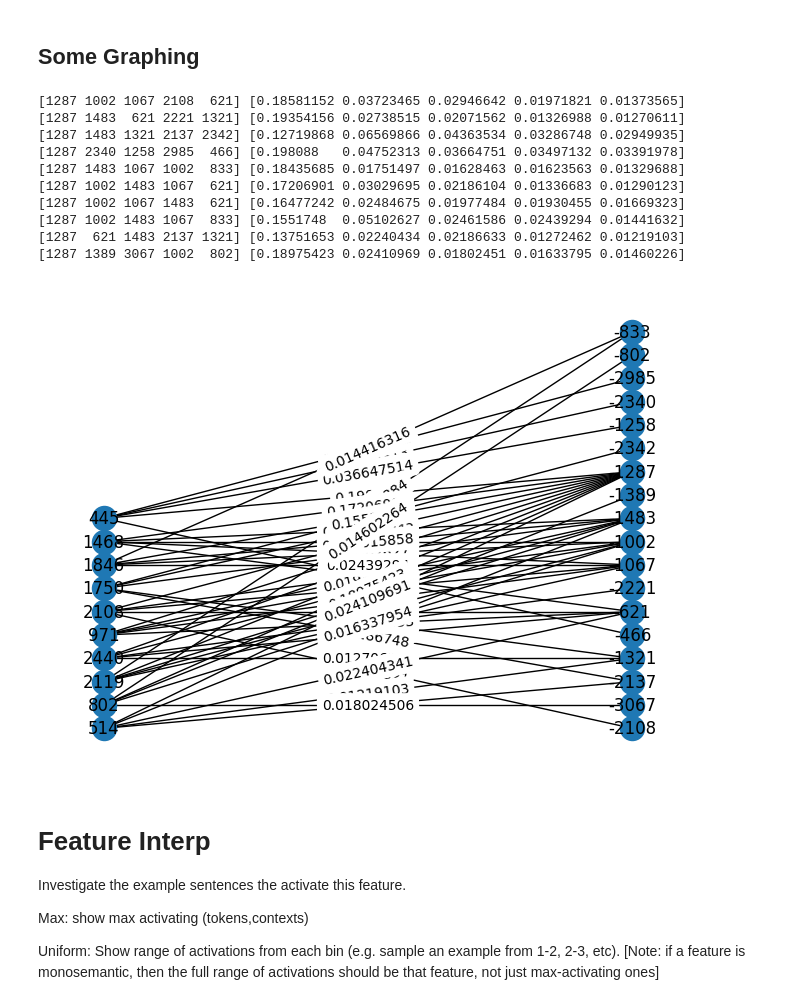
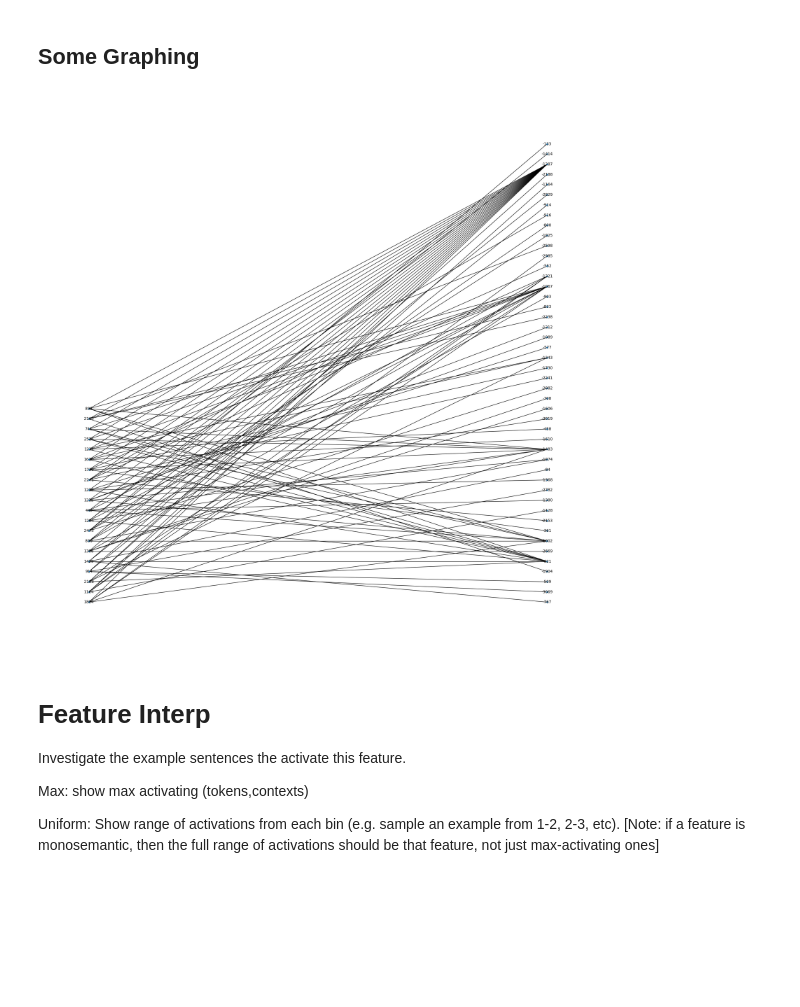
Before and after one commit to Lev-Stambler/sparse_coding, a Jupyter notebook: dictionary_interp_indiv.ipynb, the cells around one changed output. Saved outputs shown, nothing was run; the diff lists cells and outputs as text; code cells hidden in the pictures; blank space fills up the shorter version.

Commit message:
graph

```diff
--- a/dictionary_interp_indiv.ipynb
+++ b/dictionary_interp_indiv.ipynb
@@ -201,8 +201,9 @@ for i in range(num_features_main):
 import matplotlib.pyplot as plt
 import networkx as nx
 
-
-GRAPH_SIZE_MAIN = 10
+INCLUDE_WEIGHTS = False
+PRIOR_ON_LEFT = False
+GRAPH_SIZE_MAIN = 20
 main_feats = np.random.choice(num_features_main, GRAPH_SIZE_MAIN, replace=False)
 prior_feats = np.nonzero(graphCutoff[main_feats])[1]
 
@@ -225,49 +226,53 @@ for main in main_feats:
 	# nonzerod = graphCutoff[main].nonzero()[0]
 	D_NEIGHBORS = 5
 	args = np.argsort(graphCutoff[main])[::-1][:5]
-	print(args, graphCutoff[main][args])
+	# print(args, graphCutoff[main][args])
 	for prior in args:
 		if graphCutoff[main][prior] > 0:
-			edges.append((prior * -1, main, graphCutoff[main][prior]))
+			if INCLUDE_WEIGHTS:
+				edges.append((prior * -1, main, graphCutoff[main][prior]))
+			else:
+				edges.append((prior * -1, main))
 			has_edge = True
 	# for j in range(prior_feats.shape[-1]):
 	# 	if randomGraphProjection[i,j] > 0:
 	# 		print("Adding edge")
 	# 		edges.append((prior_feats[j], main_feats[i], randomGraphProjection[i,j]))
 	# 		has_edge = True
 	if not has_edge:
 		print("NO EDGE FOR FEATURE", i, main_feats[i])
 # Add edges with weights
-B.add_weighted_edges_from(edges)
+if INCLUDE_WEIGHTS:
+	B.add_weighted_edges_from(edges)
+else:
+	B.add_edges_from(edges)
 
 # Separate by group
 l, r = nx.bipartite.sets(B)
+
+if PRIOR_ON_LEFT:
+	# Reverse the sets so that the LHS is the prior
+	l, r = r, l
 pos = {}
 
 # Update position for node from each group
 pos.update((node, (1, index)) for index, node in enumerate(l))
 pos.update((node, (2, index)) for index, node in enumerate(r))
 
 # Draw the graph
-nx.draw(B, pos, with_labels=True)
+plt.figure(1, figsize=(20, 20))
+nx.draw(B, pos, with_labels=True, node_size=10, font_size=10)
 
 # Draw edge labels
 edge_labels = nx.get_edge_attributes(B, 'weight')
-nx.draw_networkx_edge_labels(B, pos, edge_labels=edge_labels)
 
+if INCLUDE_WEIGHTS:
+	nx.draw_networkx_edge_labels(B, pos, edge_labels=edge_labels)
+else:
+	pass
 plt.show()
 # %% [output]
-[1287 1002 1067 2108  621] [0.18581152 0.03723465 0.02946642 0.01971821 0.01373565]
-[1287 1483  621 2221 1321] [0.19354156 0.02738515 0.02071562 0.01326988 0.01270611]
-[1287 1483 1321 2137 2342] [0.12719868 0.06569866 0.04363534 0.03286748 0.02949935]
-[1287 2340 1258 2985  466] [0.198088   0.04752313 0.03664751 0.03497132 0.03391978]
-[1287 1483 1067 1002  833] [0.18435685 0.01751497 0.01628463 0.01623563 0.01329688]
-[1287 1002 1483 1067  621] [0.17206901 0.03029695 0.02186104 0.01336683 0.01290123]
-[1287 1002 1067 1483  621] [0.16477242 0.02484675 0.01977484 0.01930455 0.01669323]
-[1287 1002 1483 1067  833] [0.1551748  0.05102627 0.02461586 0.02439294 0.01441632]
-[1287  621 1483 2137 1321] [0.13751653 0.02240434 0.02186633 0.01272462 0.01219103]
-[1287 1389 3067 1002  802] [0.18975423 0.02410969 0.01802451 0.01633795 0.01460226]
-[figure, old version]
+[figure, new version]
 # %% [markdown]
 # Feature Interp
 Investigate the example sentences the activate this feature.
```
Also changed, not shown: parts of 1 cell of this notebook.
